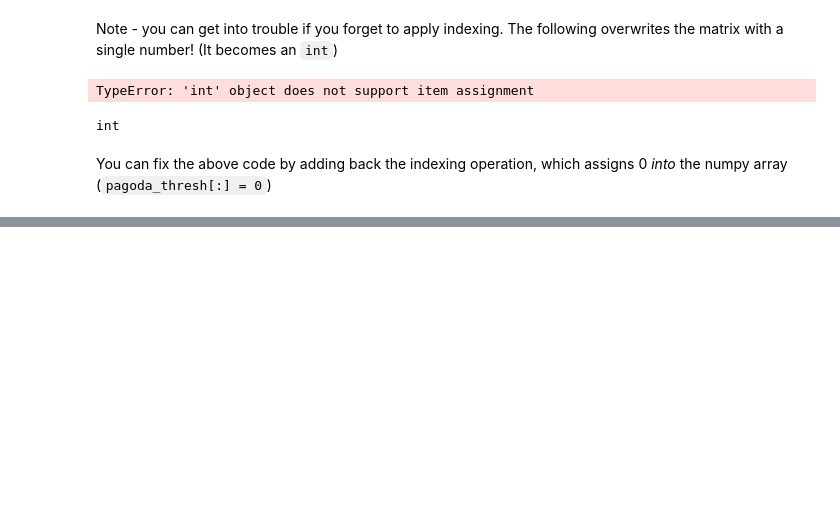
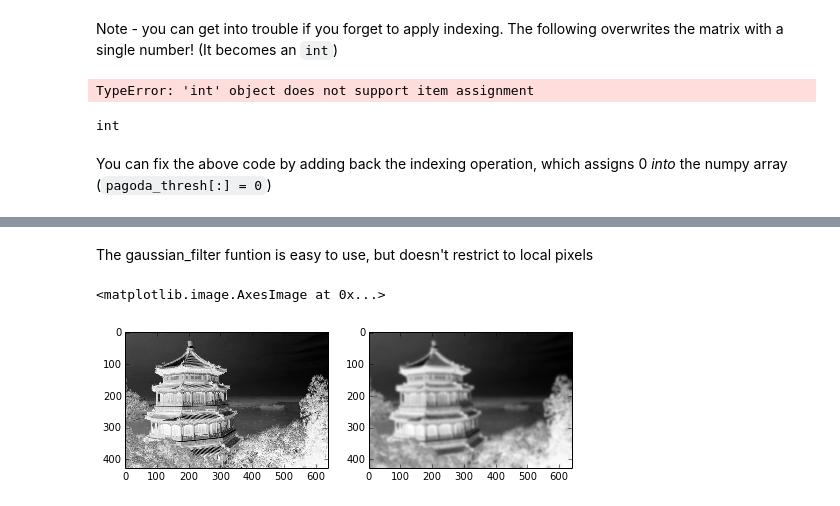
Before and after one commit to Berkeley-MIDS-ML/MIDS-ML-examples, a Jupyter notebook: Images.ipynb, the cells around one changed output, grey strips where cells are left out. Cells and saved outputs as stored; diff of their text form; code cells hidden in the pictures; blank space fills up the shorter version.

```diff
--- a/Images.ipynb
+++ b/Images.ipynb
@@ -120,0 +181,15 @@ You can fix the above code by adding back the indexing operation, which assigns
+# %% [markdown]
+The gaussian_filter funtion is easy to use, but doesn't restrict to local pixels
+# %%
+# Note - I'm using a large sigma here, as my image is very high-detail.
+# You should use a sigma that gives you a "reasonable" blur
+pagoda_blur2 = filters.gaussian_filter(pagoda_red, 3)
+
+plt.figure(figsize=(8,4))
+plt.subplot(1,2,1)
+plt.imshow(pagoda_red, cmap='binary')
+plt.subplot(1,2,2)
+plt.imshow(pagoda_blur2, cmap='binary')
+# %% [output]
+<matplotlib.image.AxesImage at 0x...>
+[figure, added]
```
Also changed, not shown: parts of 11 cells of this notebook, 1 other file.
